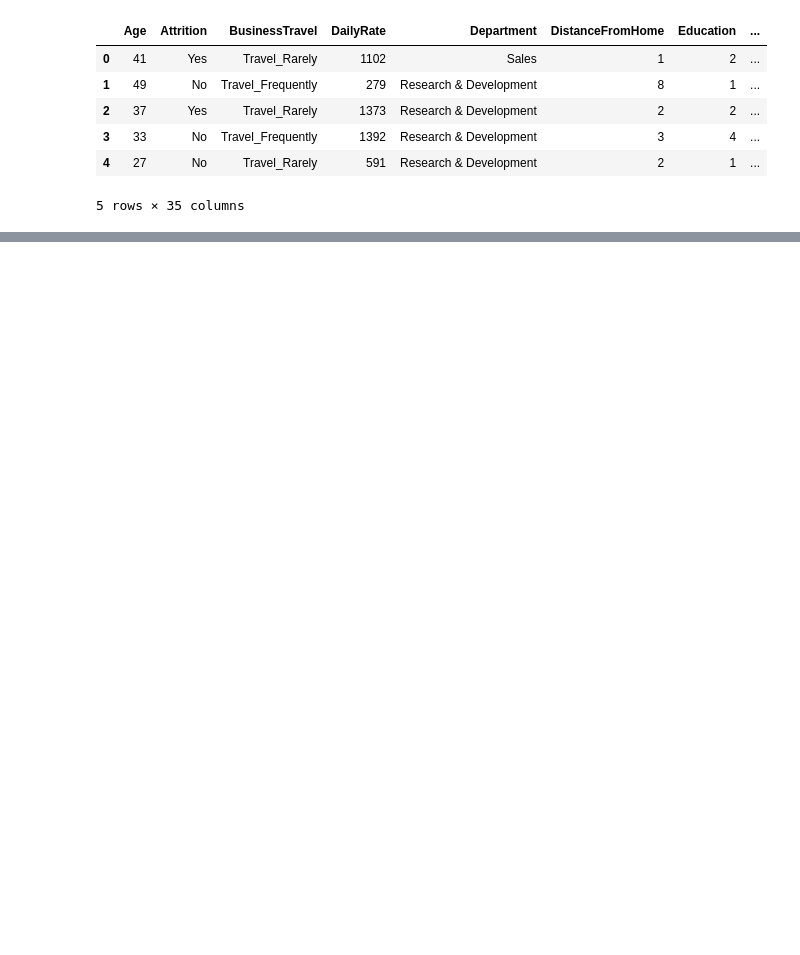
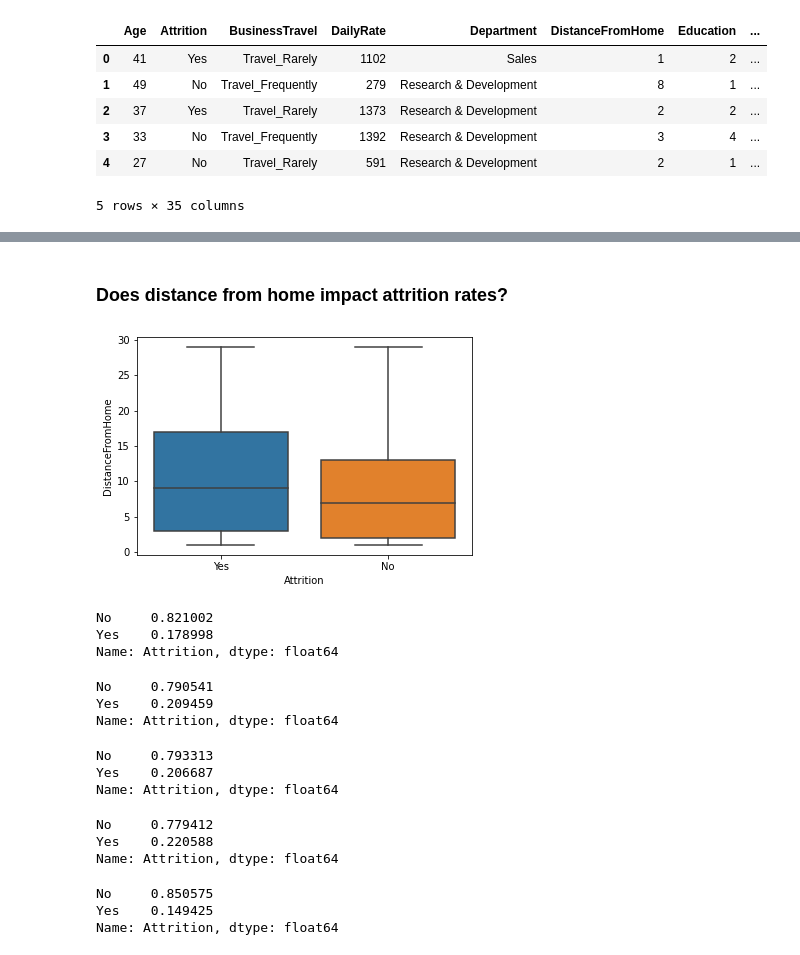
Before and after one commit to lochlynlaskowski/HR-attrition, a Jupyter notebook: HR_attrition .ipynb, the cells around one changed output, grey strips where cells are left out. Cells and saved outputs as stored; diff of their text form; code cells hidden in the pictures; blank space fills up the shorter version.

```diff
--- a/HR_attrition .ipynb
+++ b/HR_attrition .ipynb
@@ -17,0 +102,37 @@ df.head()
+# %% [markdown]
+### Does distance from home impact attrition rates? ###
+# %%
+sns.boxplot(data = df, x = 'Attrition', y = 'DistanceFromHome')
+plt.show()
+# %% [output]
+[figure, added]
+# %%
+df[df.DistanceFromHome > 5].Attrition.value_counts(normalize=True)
+# %% [output]
+No     0.821002
+Yes    0.178998
+Name: Attrition, dtype: float64
+# %%
+df[df.DistanceFromHome > 10].Attrition.value_counts(normalize=True)
+# %% [output]
+No     0.790541
+Yes    0.209459
+Name: Attrition, dtype: float64
+# %%
+df[df.DistanceFromHome > 15].Attrition.value_counts(normalize=True)
+# %% [output]
+No     0.793313
+Yes    0.206687
+Name: Attrition, dtype: float64
+# %%
+df[df.DistanceFromHome > 20].Attrition.value_counts(normalize=True)
+# %% [output]
+No     0.779412
+Yes    0.220588
+Name: Attrition, dtype: float64
+# %%
+df[df.DistanceFromHome > 25].Attrition.value_counts(normalize=True)
+# %% [output]
+No     0.850575
+Yes    0.149425
+Name: Attrition, dtype: float64
```
Also changed, not shown: parts of 10 cells of this notebook.
